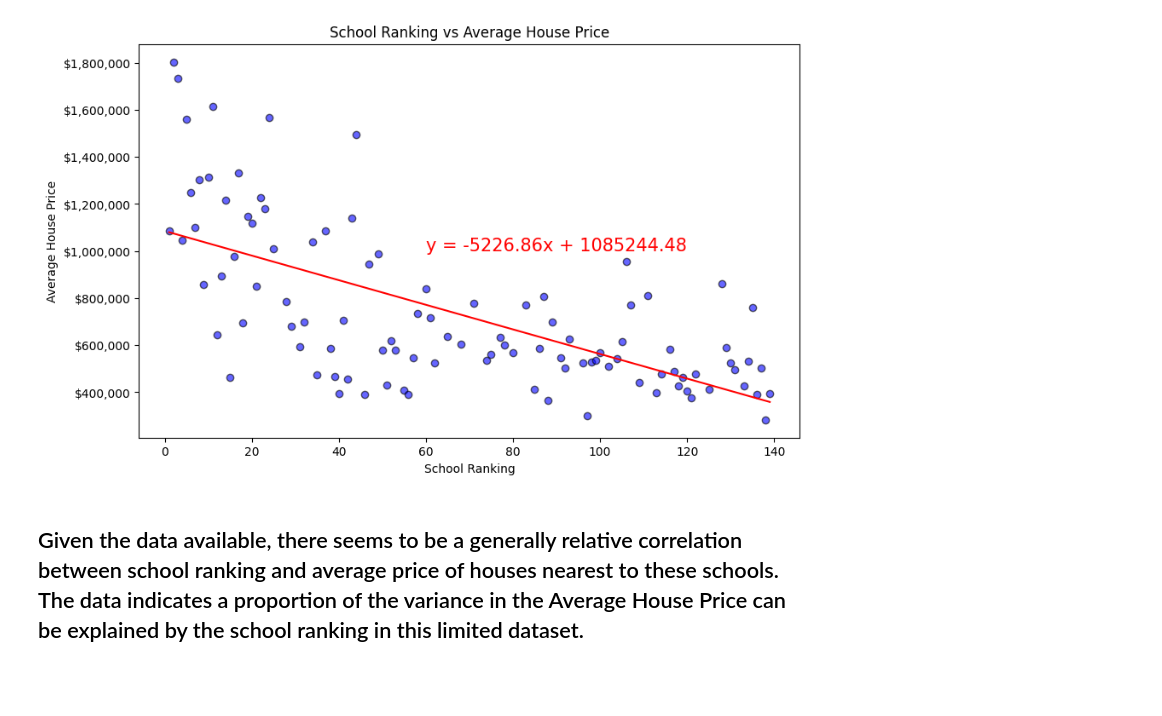
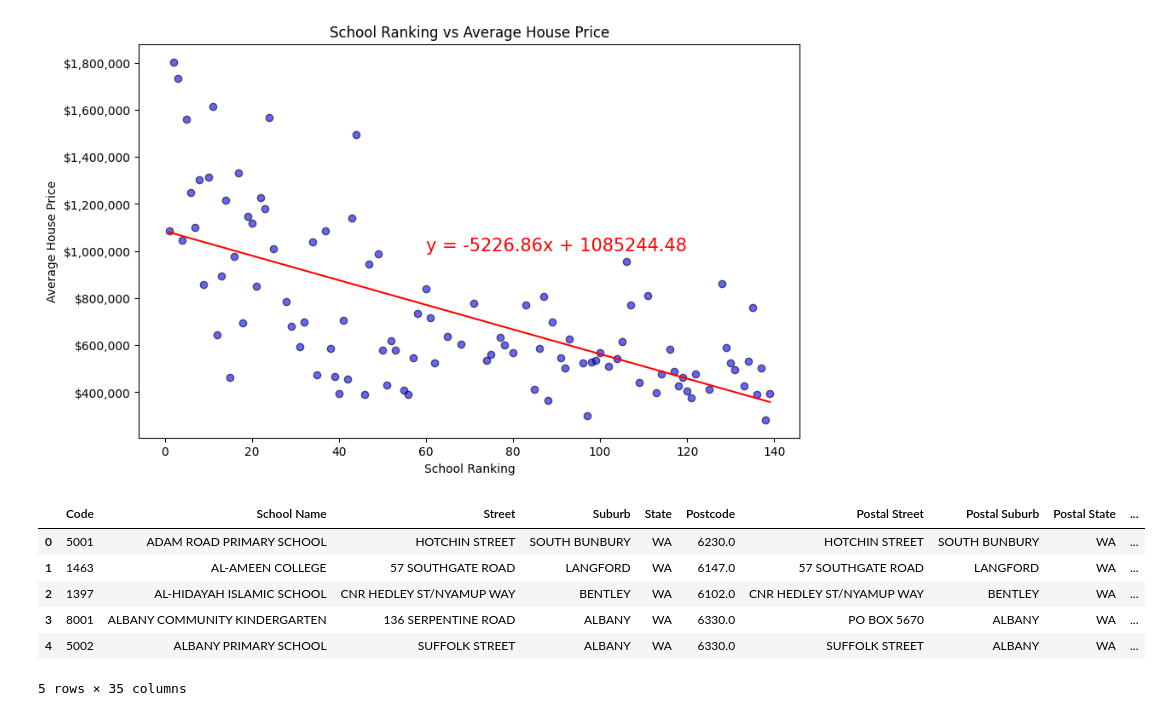
Before and after one commit to KavishNaran/Perth-Housing-Analysis, a Jupyter notebook: School_Ranking_Analysis.ipynb, the cells around one changed output. Cells and saved outputs as stored; diff of their text form; code cells hidden in the pictures; blank space fills up the shorter version.

```diff
--- a/School_Ranking_Analysis.ipynb
+++ b/School_Ranking_Analysis.ipynb
@@ -91,5 +94,15 @@ print(f"The r-squared is: {rvalue**2}")
 # %% [output]
 The r-squared is: 0.4256534729900981
 [figure]
-# %% [markdown]
-## Given the data available, there seems to be a generally relative correlation between school ranking and average price of houses nearest to these schools. The data indicates a proportion of the variance in the Average House Price can be explained by the school ranking in this limited dataset.
+# %%
+# Read School Data CSV
+school_types = pd.read_csv('Schools_List_Excel.csv')
+school_types.head()
+# %% [output]
+|  | Code | School Name | Street | Suburb | State | Postcode | Postal Street | Postal Suburb | Postal State | ... |
+| 0 | 5001 | ADAM ROAD PRIMARY SCHOOL | HOTCHIN STREET | SOUTH BUNBURY | WA | 6230.0 | HOTCHIN STREET | SOUTH BUNBURY | WA | ... |
+| 1 | 1463 | AL-AMEEN COLLEGE | 57 SOUTHGATE ROAD | LANGFORD | WA | 6147.0 | 57 SOUTHGATE ROAD | LANGFORD | WA | ... |
+| 2 | 1397 | AL-HIDAYAH ISLAMIC SCHOOL | CNR HEDLEY ST/NYAMUP WAY | BENTLEY | WA | 6102.0 | CNR HEDLEY ST/NYAMUP WAY | BENTLEY | WA | ... |
+| 3 | 8001 | ALBANY COMMUNITY KINDERGARTEN | 136 SERPENTINE ROAD | ALBANY | WA | 6330.0 | PO BOX 5670 | ALBANY | WA | ... |
+| 4 | 5002 | ALBANY PRIMARY SCHOOL | SUFFOLK STREET | ALBANY | WA | 6330.0 | SUFFOLK STREET | ALBANY | WA | ... |
+5 rows × 35 columns
```
Also changed, not shown: parts of 17 cells of this notebook, 14 other files.
